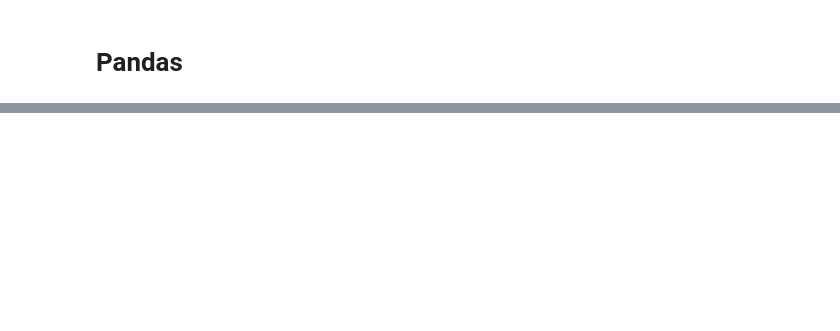
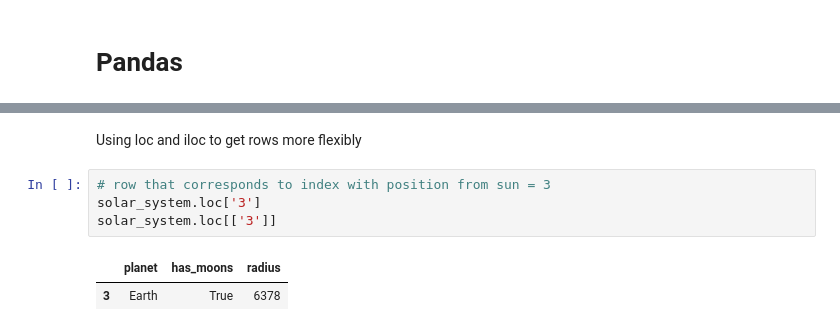
Before and after one commit to pallavrouth/AI-Bootcamp, a Jupyter notebook: Intermediate_python.ipynb, the cells around one changed output, grey strips where cells are left out. Drawn from its saved outputs; the diff is of its cells as text; blank space fills up the shorter version.

```diff
--- a/Intermediate_python.ipynb
+++ b/Intermediate_python.ipynb
@@ -539,0 +511,9 @@ print(solar_system[3:6])
+# %% [markdown]
+Using loc and iloc to get rows more flexibly
+# %%
+# row that corresponds to index with position from sun = 3
+solar_system.loc['3']
+solar_system.loc[['3']]
+# %% [output]
+|  | planet | has_moons | radius |
+| 3 | Earth | True | 6378 |
```
Also changed, not shown: parts of 57 cells of this notebook.
